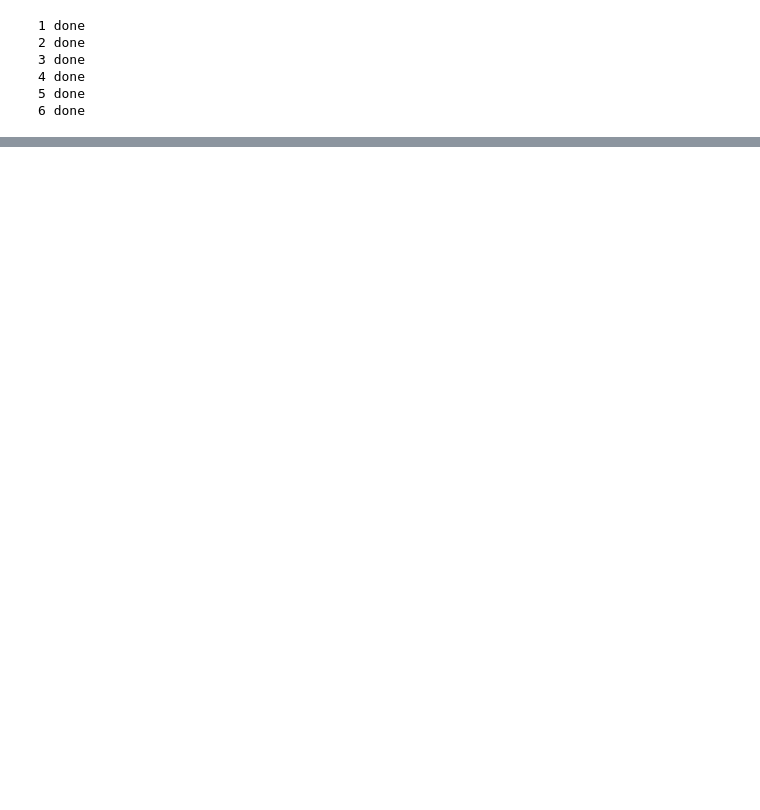
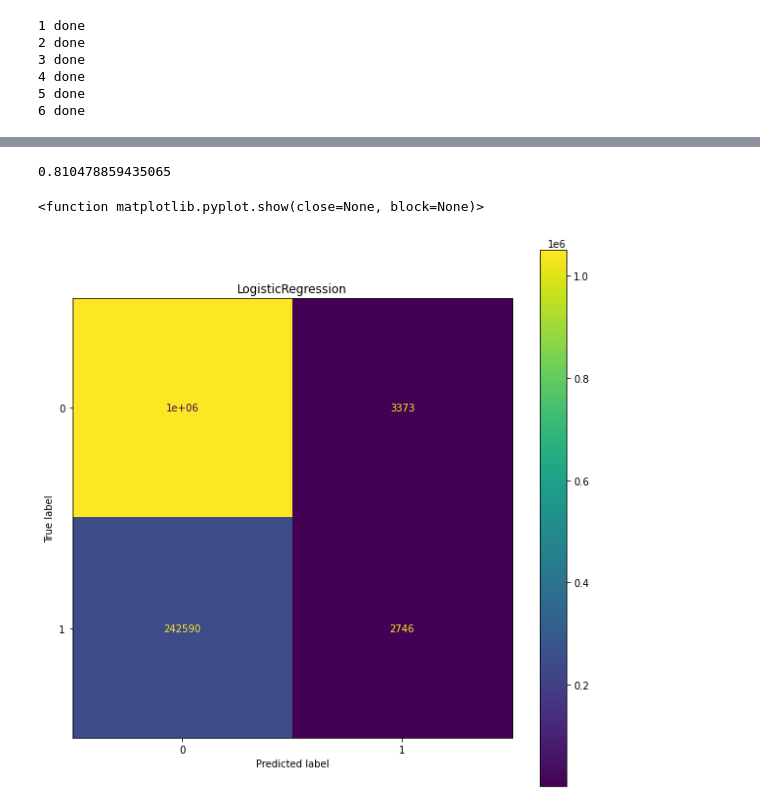
Before and after one commit to Anessivan/Ml-course, a Jupyter notebook: Airline Delays.ipynb, the cells around one changed output, grey strips where cells are left out. Drawn from its saved outputs; the diff is of its cells as text; code cells hidden in the pictures; blank space fills up the shorter version.

```diff
--- a/Airline Delays.ipynb
+++ b/Airline Delays.ipynb
@@ -215,0 +243,7 @@ mean(cross_val_score(model, X_train, y_train))
+# %%
+X = tdf[["TMAX","PRCP","SNOW","CARRIER_NAME","SNWD","AWND","CONCURRENT_FLIGHTS","DEP_TIME_BLK","DEPARTING_AIRPORT","FLT_ATTENDANTS_PER_PASS","NUMBER_OF_SEATS"]] #"TMAX","CARRIER_NAME","CONCURRENT_FLIGHTS","FLT_ATTENDANTS_PER_PASS"
+y = tdf["DEP_DEL15"]
+X_train, X_test, y_train, y_test = train_test_split(X, y, test_size=0.2,random_state=21)
+# %%
+model = LogisticRegression()
+model.fit(X_train, y_train)
@@ -215,0 +259,14 @@ mean(cross_val_score(model, X_train, y_train))
+# %%
+predict = model.predict(X_test)
+acc = accuracy_score(predict, y_test)
+acc
+# %% [output]
+0.810478859435065
+# %%
+fig, ax = plt.subplots(figsize=(10,10))
+ax.set_title(f'LogisticRegression')
+plot_confusion_matrix(model, X_test, y_test, ax=ax)
+plt.show
+# %% [output]
+<function matplotlib.pyplot.show(close=None, block=None)>
+[figure, added]
```
Also changed, not shown: parts of 26 cells of this notebook.
